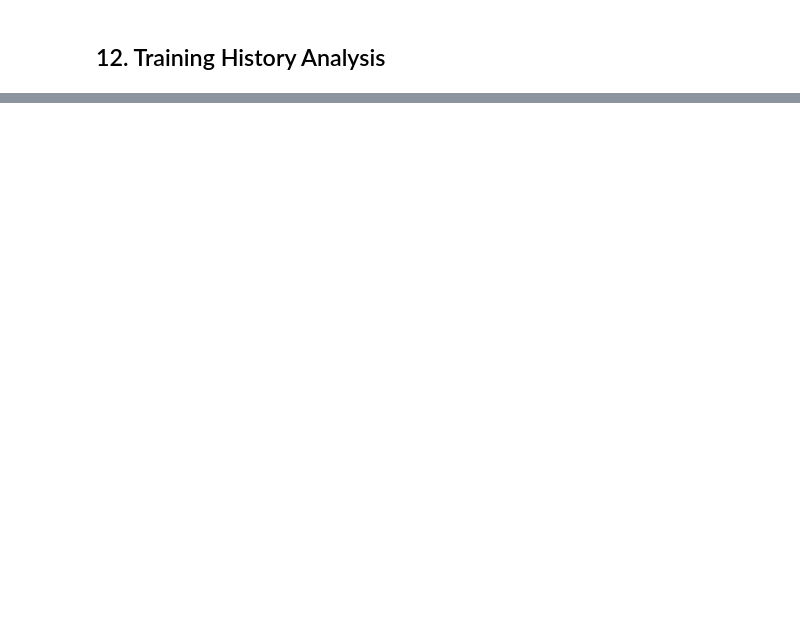
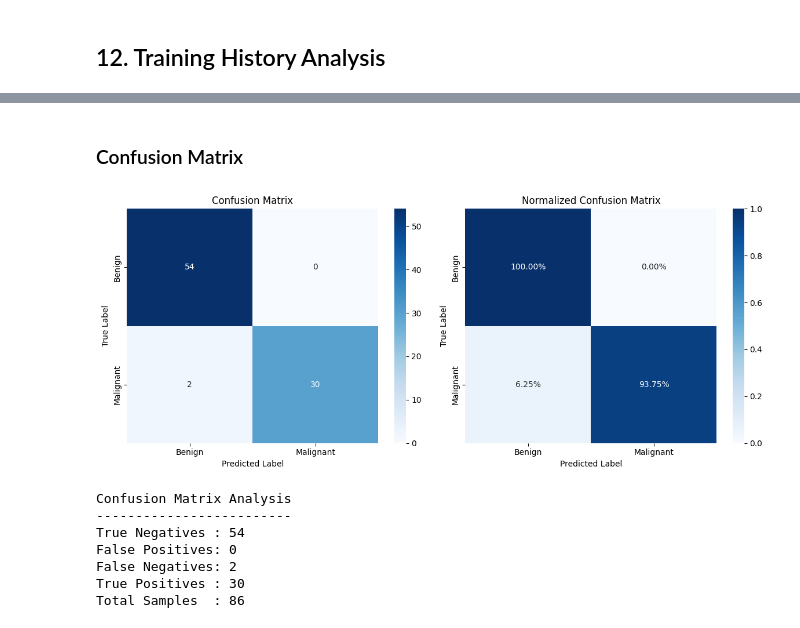
Before and after one commit to nimasha20020207/DL_Assignment_Y4S1, a Jupyter notebook: IT23322912.ipynb, the cells around one changed output, grey strips where cells are left out. Drawn from its saved outputs; the diff is of its cells as text; code cells hidden in the pictures; blank space fills up the shorter version.

Commit message:
Evaluate model with classification report and confusion matrix

```diff
--- a/IT23322912.ipynb
+++ b/IT23322912.ipynb
@@ -543,0 +604,64 @@ Training completed after 48 epochs
+# %% [markdown]
+### Confusion Matrix
+# %%
+cm = confusion_matrix(y_test, y_pred_class)
+
+cm_normalized = confusion_matrix(
+    y_test,
+    y_pred_class,
+    normalize='true'
+)
+
+plt.figure(figsize=(12, 5))
+
+# Confusion Matrix
+plt.subplot(1, 2, 1)
+
+sns.heatmap(
+    cm,
+    annot=True,
+    fmt='d',
+    cmap='Blues',
+    xticklabels=['Benign', 'Malignant'],
+    yticklabels=['Benign', 'Malignant']
+)
+
+plt.title('Confusion Matrix')
+plt.xlabel('Predicted Label')
+plt.ylabel('True Label')
+
+# Normalized Confusion Matrix
+plt.subplot(1, 2, 2)
+
+sns.heatmap(
+    cm_normalized,
+    annot=True,
+    fmt='.2%',
+    cmap='Blues',
+    xticklabels=['Benign', 'Malignant'],
+    yticklabels=['Benign', 'Malignant']
+)
+
+plt.title('Normalized Confusion Matrix')
+plt.xlabel('Predicted Label')
+plt.ylabel('True Label')
+
+plt.tight_layout()
+plt.show()
+
+print("Confusion Matrix Analysis")
+print("-------------------------")
+print("True Negatives :", cm[0, 0])
+print("False Positives:", cm[0, 1])
+print("False Negatives:", cm[1, 0])
+print("True Positives :", cm[1, 1])
+print("Total Samples  :", cm.sum())
+# %% [output]
+[figure, added]
+Confusion Matrix Analysis
+-------------------------
+True Negatives : 54
+False Positives: 0
+False Negatives: 2
+True Positives : 30
+Total Samples  : 86
```
Also changed, not shown: parts of 4 cells of this notebook.
